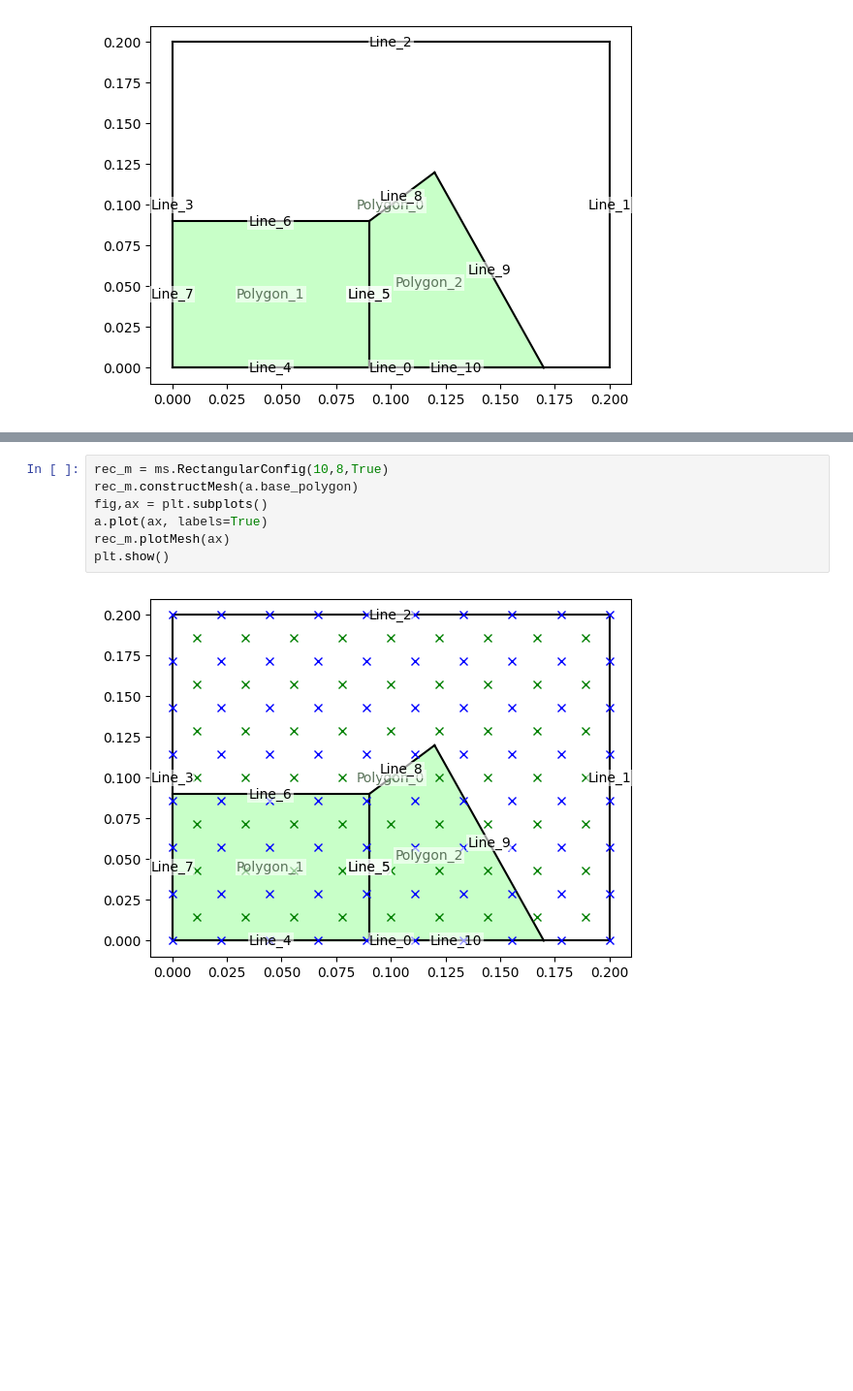
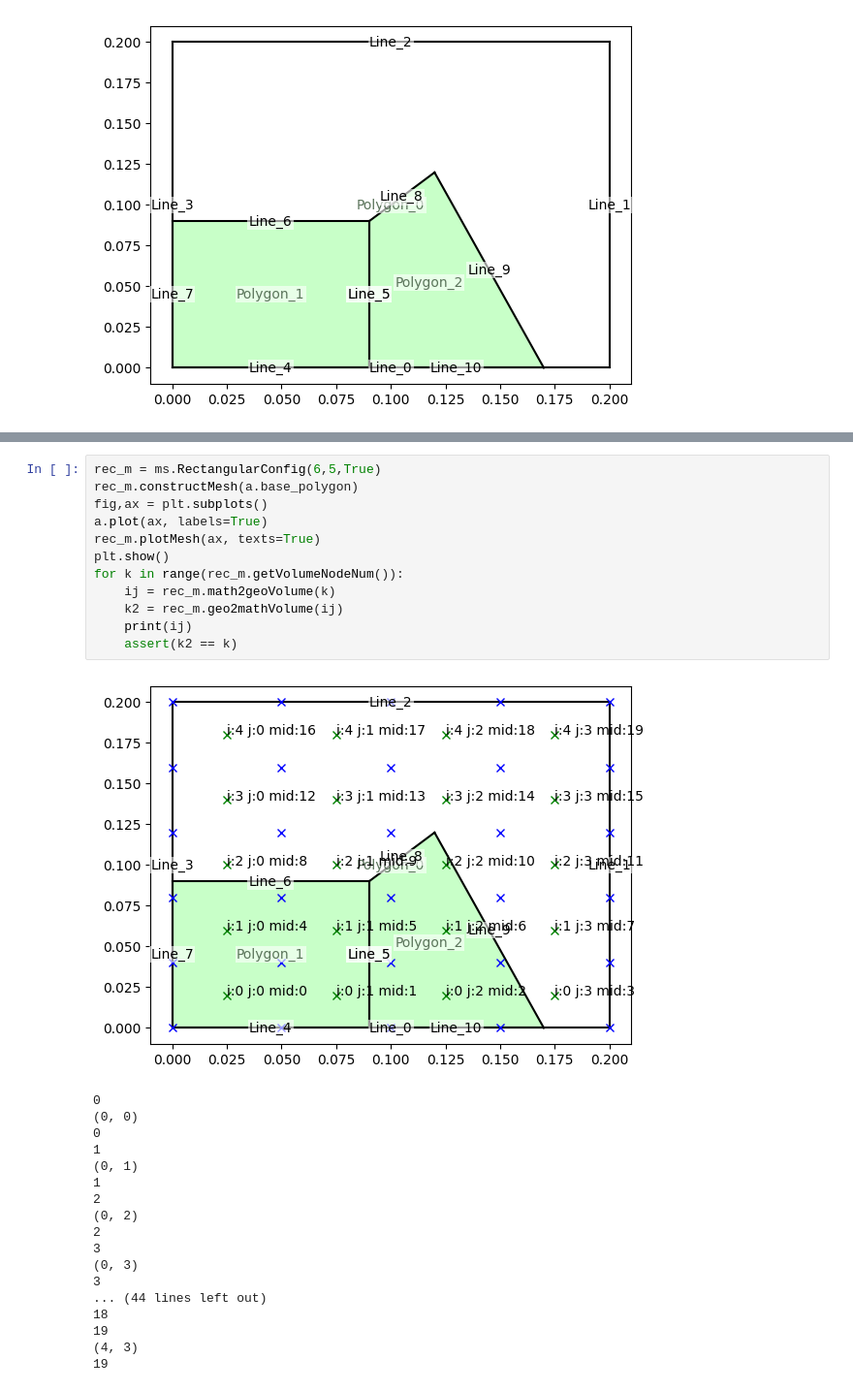
Before and after one commit to csillagu/FVM-Solver, a Jupyter notebook: investigation/mesh_inv.ipynb, the cells around one changed output, grey strips where cells are left out. Shown at 97% size. Drawn from its saved outputs; the diff is of its cells as text; blank space fills up the shorter version.

```diff
--- a/investigation/mesh_inv.ipynb
+++ b/investigation/mesh_inv.ipynb
@@ -16,9 +24,31 @@ plt.show()
 # %%
-rec_m = ms.RectangularConfig(10,8,True)
+rec_m = ms.RectangularConfig(6,5,True)
 rec_m.constructMesh(a.base_polygon)
 fig,ax = plt.subplots()
 a.plot(ax, labels=True)
-rec_m.plotMesh(ax)
+rec_m.plotMesh(ax, texts=True)
 plt.show()
+for k in range(rec_m.getVolumeNodeNum()):
+    ij = rec_m.math2geoVolume(k)
+    k2 = rec_m.geo2mathVolume(ij)
+    print(ij)
+    assert(k2 == k)
 # %% [output]
-[figure, old version]
+[figure, new version]
+0
+(0, 0)
+0
+1
+(0, 1)
+1
+2
+(0, 2)
+2
+3
+(0, 3)
+3
+... (44 lines left out)
+18
+19
+(4, 3)
+19
```
Also changed, not shown: parts of 2 cells of this notebook, 1 other file.
